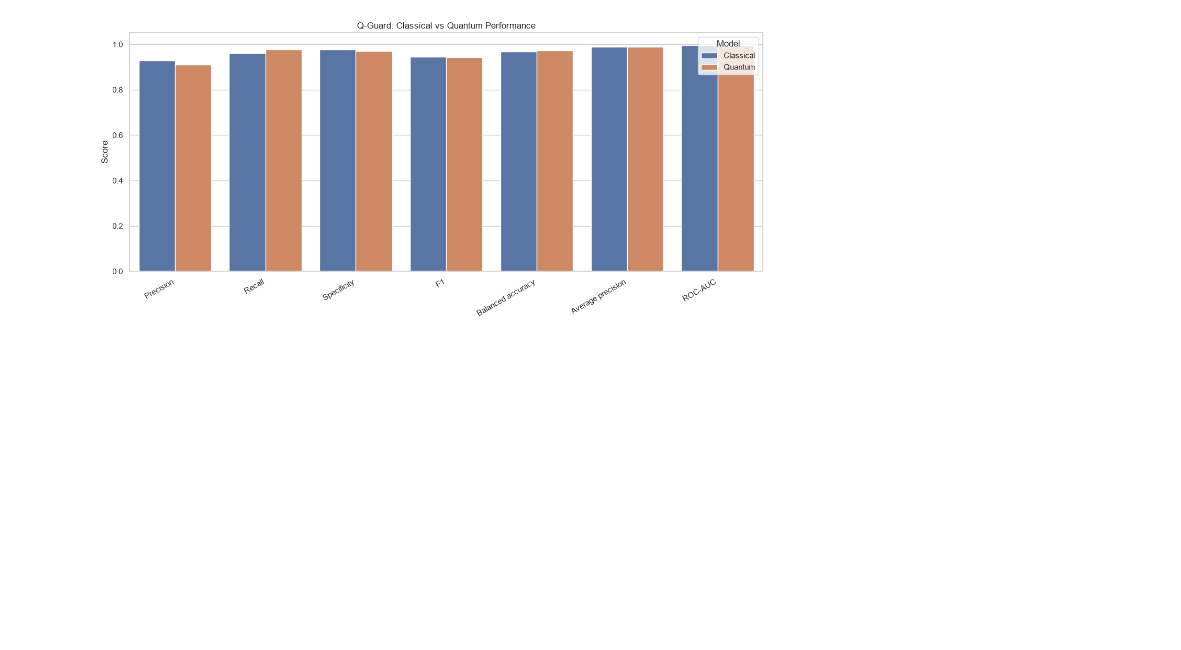
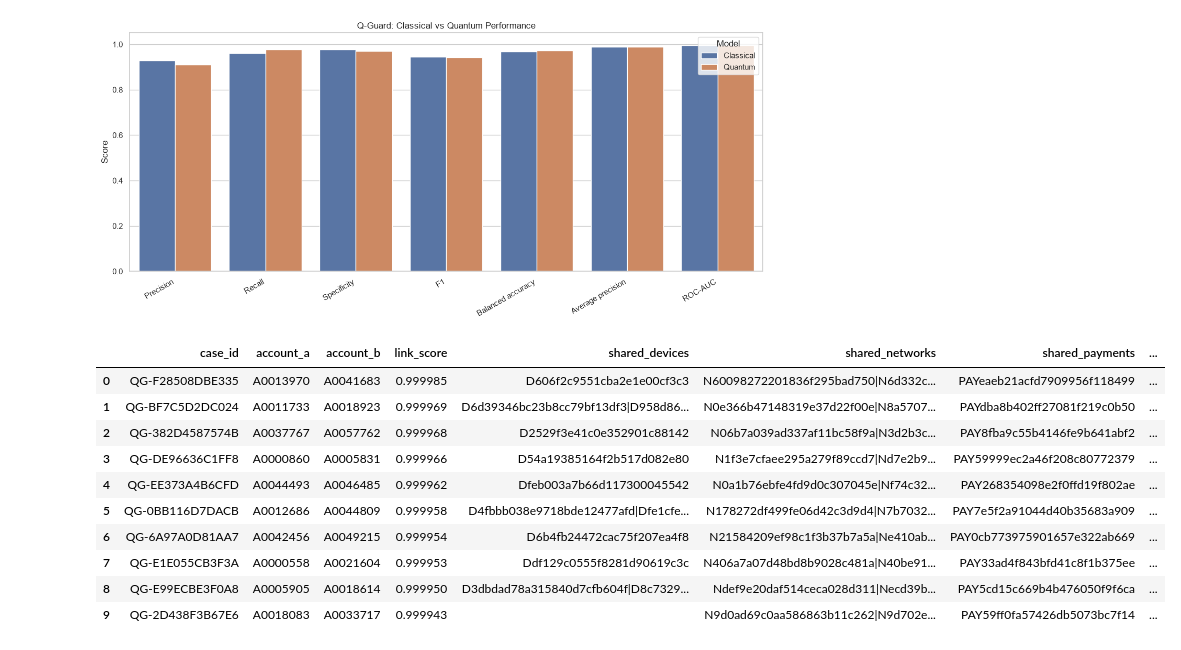
Before and after one commit to AFOEK/Q-Fraud, a Jupyter notebook: main.ipynb, the cells around one changed output. Drawn from its saved outputs; the diff is of its cells as text; code cells hidden in the pictures; blank space fills up the shorter version.

Commit message:
Add dashboard and NLP supports

```diff
--- a/main.ipynb
+++ b/main.ipynb
@@ -62,6 +63,11 @@ EARLY_STOP_PATIENCE = 8
 PLOTS_DIR = Path("./Plots")
 PLOTS_DIR.mkdir(parents=True, exist_ok=True)
 CHECKPOINT_DIR.mkdir(parents=True, exist_ok=True)
+
+DASHBOARD_DIR = Path("./qguard_checkpoint_review")
+
+EXPORT_DIR = DASHBOARD_DIR / "exports"
+EXPORT_DIR.mkdir(parents=True, exist_ok=True)
 # %% [markdown]
 # Dataset loader
 # %%
@@ -1052,14 +1058,13 @@ classical_history = pd.DataFrame(
 # %%
 classical_model.load_state_dict(
     torch.load(
-        CHECKPOINT_DIR / "classical_best.pt",
+        CHECKPOINT_DIR / "encoder_best.pt",
         map_location=CLASSICAL_DEVICE,
         weights_only=True
     )
 )
 
 classical_model.eval()
-
 
 @torch.no_grad()
 def cache_embeddings(model, X, lengths, graph):
@@ -1880,0 +1947,80 @@ for name, result in [
+# %%
+scores = quantum_result["y_score"]
+
+if len(scores) != len(val_pairs):
+    raise ValueError("Prediction and pair counts do not match")
+
+cases = []
+
+for (i, j), score in zip(val_pairs, scores):
+
+    a = idx_to_val_account[int(i)]
+    b = idx_to_val_account[int(j)]
+
+    # Stable identifier for this account pair
+    pair_key = "|".join(sorted([str(a), str(b)]))
+
+    case_id = "QG-" + hashlib.sha256(
+        pair_key.encode("utf-8")
+    ).hexdigest()[:12].upper()
+
+    a_summary = get_transaction_summary(a)
+    b_summary = get_transaction_summary(b)
+
+    cases.append({
+        "case_id": case_id,
+        "account_a": a,
+        "account_b": b,
+        "link_score": float(score),
+
+        "shared_devices": common_values(
+            device_lookup, a, b
+        ),
+        "shared_networks": common_values(
+            network_lookup, a, b
+        ),
+        "shared_payments": common_values(
+            payment_lookup, a, b
+        ),
+
+        "a_transaction_count":
+            a_summary["transaction_count"],
+        "b_transaction_count":
+            b_summary["transaction_count"],
+
+        "a_transaction_total_cad":
+            a_summary["transaction_total_cad"],
+        "b_transaction_total_cad":
+            b_summary["transaction_total_cad"],
+
+        "a_last_transaction_utc":
+            a_summary["last_transaction_utc"],
+        "b_last_transaction_utc":
+            b_summary["last_transaction_utc"]
+    })
+
+
+cases_df = (
+    pd.DataFrame(cases)
+    .sort_values("link_score", ascending=False)
+    .reset_index(drop=True)
+)
+
+cases_df.to_csv(
+    EXPORT_DIR / "cases.csv",
+    index=False
+)
+
+display(cases_df.head(10))
+# %% [output]
+|  | case_id | account_a | account_b | link_score | shared_devices | shared_networks | shared_payments | ... |
+| 0 | QG-F28508DBE335 | A0013970 | A0041683 | 0.999985 | D606f2c9551cba2e1e00cf3c3 | N60098272201836f295bad750|N6d332c... | PAYeaeb21acfd7909956f118499 | ... |
+| 1 | QG-BF7C5D2DC024 | A0011733 | A0018923 | 0.999969 | D6d39346bc23b8cc79bf13df3|D958d86... | N0e366b47148319e37d22f00e|N8a5707... | PAYdba8b402ff27081f219c0b50 | ... |
+| 2 | QG-382D4587574B | A0037767 | A0057762 | 0.999968 | D2529f3e41c0e352901c88142 | N06b7a039ad337af11bc58f9a|N3d2b3c... | PAY8fba9c55b4146fe9b641abf2 | ... |
+| 3 | QG-DE96636C1FF8 | A0000860 | A0005831 | 0.999966 | D54a19385164f2b517d082e80 | N1f3e7cfaee295a279f89ccd7|Nd7e2b9... | PAY59999ec2a46f208c80772379 | ... |
+| 4 | QG-EE373A4B6CFD | A0044493 | A0046485 | 0.999962 | Dfeb003a7b66d117300045542 | N0a1b76ebfe4fd9d0c307045e|Nf74c32... | PAY268354098e2f0ffd19f802ae | ... |
+| 5 | QG-0BB116D7DACB | A0012686 | A0044809 | 0.999958 | D4fbbb038e9718bde12477afd|Dfe1cfe... | N178272df499fe06d42c3d9d4|N7b7032... | PAY7e5f2a91044d40b35683a909 | ... |
+| 6 | QG-6A97A0D81AA7 | A0042456 | A0049215 | 0.999954 | D6b4fb24472cac75f207ea4f8 | N21584209ef98c1f3b37b7a5a|Ne410ab... | PAY0cb773975901657e322ab669 | ... |
+| 7 | QG-E1E055CB3F3A | A0000558 | A0021604 | 0.999953 | Ddf129c0555f8281d90619c3c | N406a7a07d48bd8b9028c481a|N40be91... | PAY33ad4f843bfd41c8f1b375ee | ... |
+| 8 | QG-E99ECBE3F0A8 | A0005905 | A0018614 | 0.999950 | D3dbdad78a315840d7cfb604f|D8c7329... | Ndef9e20daf514ceca028d311|Necd39b... | PAY5cd15c669b4b476050f9f6ca | ... |
+| 9 | QG-2D438F3B67E6 | A0018083 | A0033717 | 0.999943 |  | N9d0ad69c0aa586863b11c262|N9d702e... | PAY59ff0fa57426db5073bc7f14 | ... |
```
Also changed, not shown: parts of 5 cells of this notebook, 10 other files.
